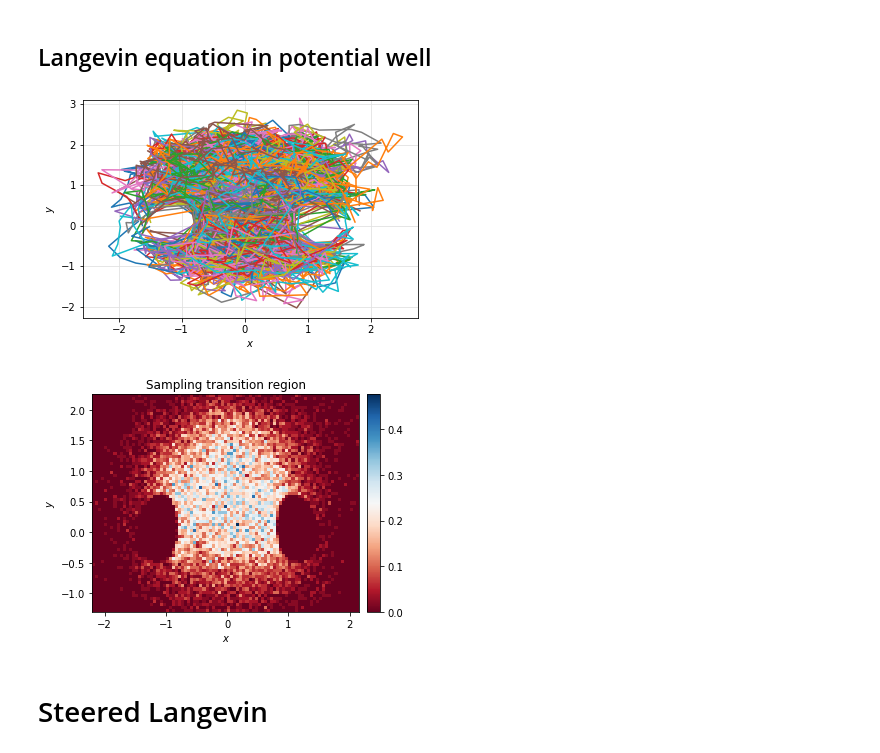
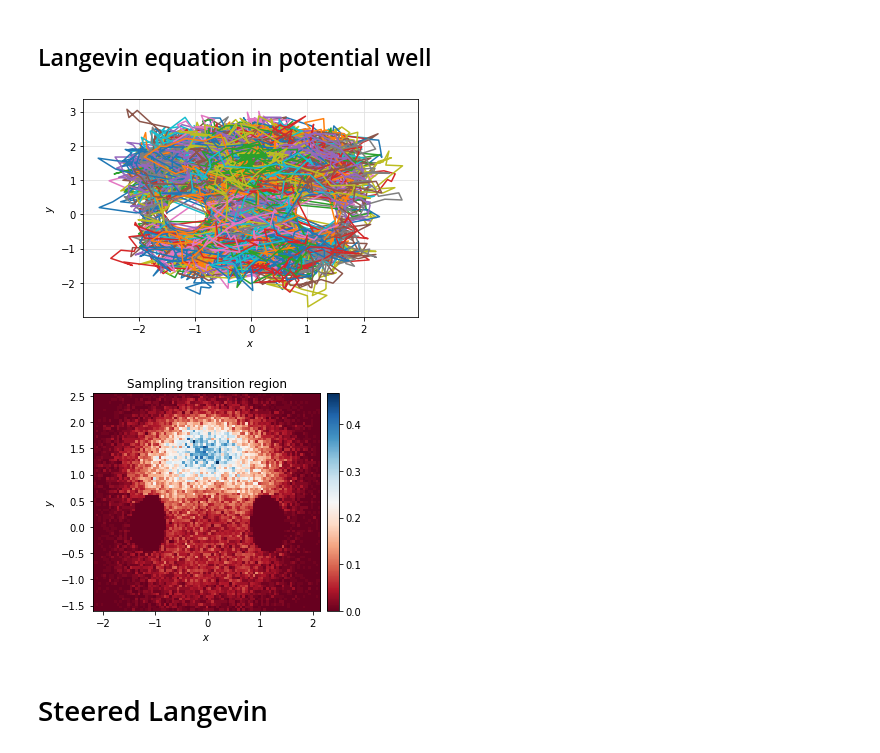
Before and after one commit to FrancescoSlongo/VariationalMD, a Jupyter notebook: 2D_ToyModel_2.ipynb, the cells around one changed output. Cells and saved outputs as stored; diff of their text form; code cells hidden in the pictures.

```diff
--- a/2D_ToyModel_2.ipynb
+++ b/2D_ToyModel_2.ipynb
@@ -12,4 +14,11 @@ from numba import njit
 # %%
+# Parameters of the potential
+x0=1.0
+a0=1.0/3.0
+b0=5.0/3.0
+u0=5.0
+w0=1.0/5.0
+
 @njit
 def potential(q, x0 = 1.0, a0 = 1.0/3.0, b0 = 5.0/3.0, u0 = 5.0, w0 = 1.0/5.0):
     U = u0*(np.exp(-(q[0]**2 + q[1]**2)) - 3.0/5.0*np.exp(-(q[0]**2 + (q[1] - b0)**2)) - np.exp(-((q[0]-x0)**2+q[1]**2)) - np.exp(-((q[0]+x0)**2 + q[1]**2))) + w0*(q[0]**4 + (q[1] - a0)**4)
@@ -25,8 +34,8 @@ def force(q, x0 = 1.0, a0 = 1.0/3.0, b0 = 5.0/3.0, u0 = 5.0, w0 = 1.0/5.0):
     e3 = np.exp(-((q[0] - x0)**2 + y2))
     e4 = np.exp(-((q[0] + x0)**2 + y2))
     # Components of the force
-    fx = 2*u0*(q[0]*e1 -3.0/5.0*q[0]*e2 - 2.0*(q[0]-x0)*e3 - 2.0*(q[0]+x0)*e4)-4.0*w0*q[0]**3
-    fy = 2*u0*(q[1]*e1 -3.0/5.0*(q[1] - b0)*e2 - 2.0*q[1]*e3 - 2.0*q[1]*e4)-4.0*w0*(q[1] - a0)**3
+    fx = 2*u0*(q[0]*e1 -3.0/5.0*q[0]*e2 - (q[0]-x0)*e3 - (q[0]+x0)*e4)-4.0*w0*q[0]**3
+    fy = 2*u0*(q[1]*e1 -3.0/5.0*(q[1] - b0)*e2 - q[1]*e3 - q[1]*e4)-4.0*w0*(q[1] - a0)**3
     return np.array([fx, fy])
 
 @njit
@@ -50,10 +59,7 @@ def z_dist(q):
 ## Langevin equation in potential well
 # %%
 @njit
-def LI(q0, dt = 0.02, KbT = 0.15, seed=None, isteps = 4000):
-    # I set a random seed if not stated otherwise
-    if seed is not None:
-        np.random.seed(seed)
+def LI(q0, dt = 0.02, KbT = 0.15, isteps = 4000):
     # Define preliminary variables
     q = np.empty((isteps, 2), dtype=np.float64)
     q[0,0] = q0[0]
@@ -94,7 +100,6 @@ KbT = 1.5
 plt.figure()
 tmp = 0
 # Loop over many iterations with different initial conditions
-np.random.seed(42)
 for i in range(1000):
     # I set a random seed if not stated otherwise
     q0 = np.array([-1.0, 0.0])
@@ -109,36 +114,36 @@ for i in range(1000):
 plt.xlabel('$x$')
 plt.ylabel('$y$')
 axes = plt.gca()
 axes.set_axisbelow(True)
 plt.grid(True, which='major', axis='both', color='#e0e0e0')
 plt.show()
 
 # Density plot of how much time the system passes in a given point
 if KbT == 1.5:
     xedges = np.arange(-2.2, 2.2, 0.05).tolist()
-    yedges = np.arange(-1.3, 2.3, 0.05).tolist()
+    yedges = np.arange(-1.6, 2.6, 0.05).tolist()
 else:
     xedges = np.arange(-1.5, 1.5, 0.05).tolist()
     yedges = np.arange(-0.5, 1.6, 0.05).tolist()
 x = trajall[:,0]
 y = trajall[:,1]
 H, xedges, yedges = np.histogram2d(x, y, bins=(xedges, yedges), density = True)
 H = H.T  # Let each row list bins with common y range.
 plt.figure()
 im = plt.imshow(H, interpolation='nearest', origin='low',extent=[xedges[0], xedges[-1], yedges[0], yedges[-1]])
 ax = plt.gca()
 # colormap, colorbar, labels, ect.
 im.set_cmap('RdBu')
 plt.xlabel(r"$x$")
 plt.ylabel(r"$y$")
 plt.title("Sampling transition region")
 divider = make_axes_locatable(ax)
 cax = divider.append_axes("right", "5%", pad="3%")
 plt.colorbar(im, cax=cax)
 plt.show()
 # %% [output]
-[figure, old version]
+[figure, new version]
-[figure, old version]
+[figure, new version]
 # %% [markdown]
 # Steered Langevin
 # %%
```
Also changed, not shown: parts of 5 cells of this notebook, 48 other files.
